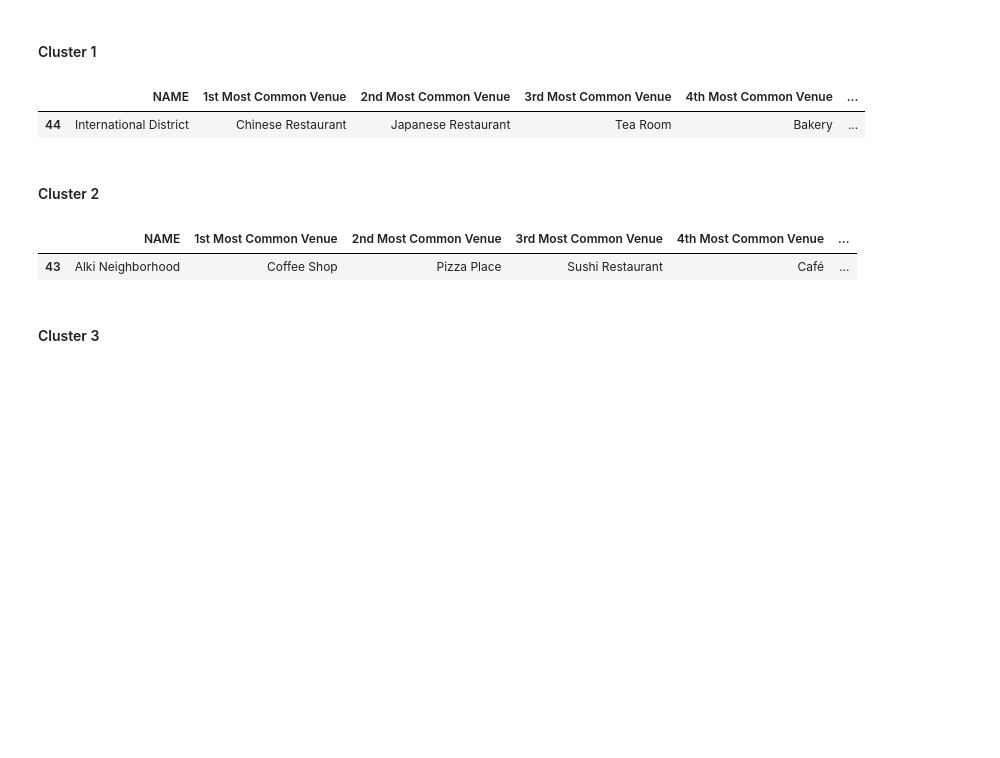
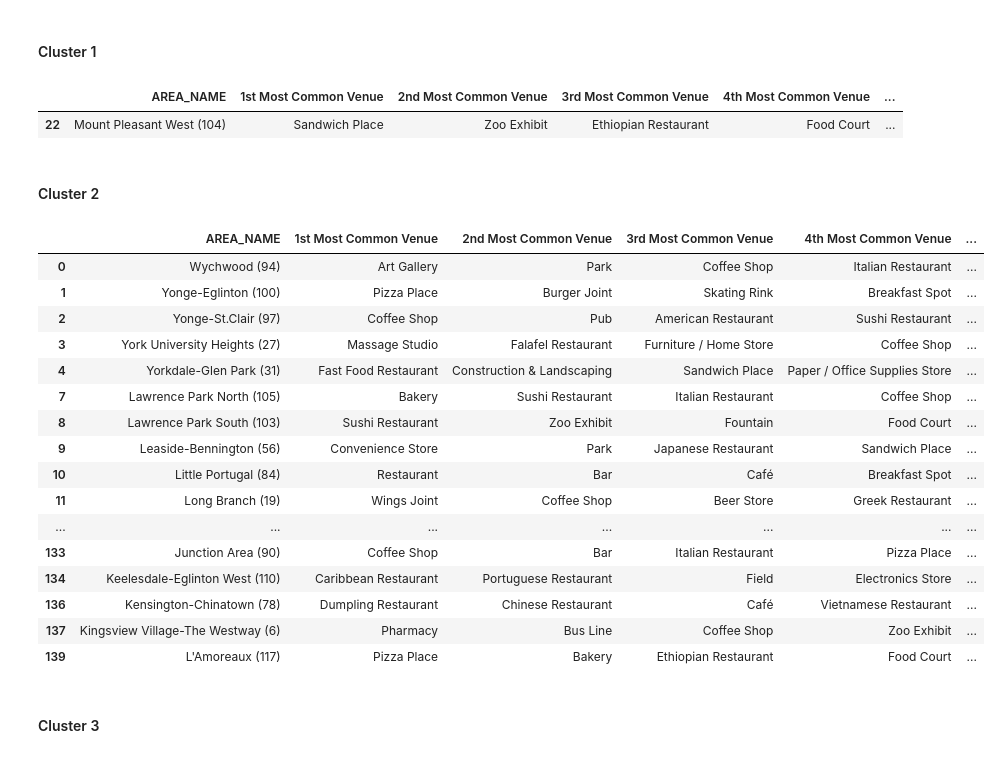
Before and after one commit to fleason/Coursera_Capstone, a Jupyter notebook: Toronto Exercise.ipynb, the cells around one changed output. Cells and saved outputs as stored; diff of their text form; code cells hidden in the pictures; blank space fills up the shorter version.

```diff
--- a/Toronto Exercise.ipynb
+++ b/Toronto Exercise.ipynb
@@ -311,7 +303,7 @@ print('{} venues were returned by Foursquare.'.format(nearby_venues.shape[0]))
 # %% [markdown]
 #### Let's create a function to repeat the same process to all the neighborhoods in Toronto
 # %%
-def getNearbyVenues(names, latitudes, longitudes, radius=200):
+def getNearbyVenues(names, latitudes, longitudes, radius=300):
 
     venues_list=[]
     for name, lat, lng in zip(names, latitudes, longitudes):
@@ -355,7 +347,7 @@ def getNearbyVenues(names, latitudes, longitudes, radius=200):
 # %%
 # type your answer here
 
-toronto_venues = getNearbyVenues(names=neighborhoods['NAME'],
+toronto_venues = getNearbyVenues(names=neighborhoods['AREA_NAME'],
                                    latitudes=neighborhoods['LATITUDE'],
                                    longitudes=neighborhoods['LONGITUDE']
                                   )
@@ -557,7 +549,7 @@ neighborhoods_venues_sorted.head()
 Run *k*-means to cluster the neighborhood into 5 clusters.
 # %%
 # set number of clusters
-kclusters = 25
+kclusters = 8
 
 toronto_grouped_clustering = toronto_grouped.drop('Neighborhood', 1)
 
@@ -582,11 +576,11 @@ Let's create a new dataframe that includes the cluster as well as the top 10 ven
 # %%
 # add clustering labels
-neighborhoods_venues_sorted.insert(0, 'Cluster Labels', kmeans.labels_)
+
 
 toronto_merged = neighborhoods
 
 # merge toronto_grouped with toronto_data to add latitude/longitude for each neighborhood
-toronto_merged = toronto_merged.join(neighborhoods_venues_sorted.set_index('Neighborhood'), on='NAME')
+toronto_merged = toronto_merged.join(neighborhoods_venues_sorted.set_index('Neighborhood'), on='AREA_NAME')
 
 toronto_merged.head() # check the last columns!
 # %% [output]
@@ -636,17 +630,32 @@ Now, you can examine each cluster and determine the discriminating venue categor
 # %% [markdown]
 #### Cluster 1
 # %%
-toronto_merged.loc[toronto_merged['Cluster Labels'] == 0, toronto_merged.columns[[0] + list(range(5, toronto_merged.shape[1]))]]
+toronto_merged.loc[toronto_merged['Cluster Labels'] == 0, toronto_merged.columns[[1] + list(range(5, toronto_merged.shape[1]))]]
 # %% [output]
-|  | NAME | 1st Most Common Venue | 2nd Most Common Venue | 3rd Most Common Venue | 4th Most Common Venue | ... |
-| 44 | International District | Chinese Restaurant | Japanese Restaurant | Tea Room | Bakery | ... |
+|  | AREA_NAME | 1st Most Common Venue | 2nd Most Common Venue | 3rd Most Common Venue | 4th Most Common Venue | ... |
+| 22 | Mount Pleasant West (104) | Sandwich Place | Zoo Exhibit | Ethiopian Restaurant | Food Court | ... |
 # %% [markdown]
 #### Cluster 2
 # %%
-toronto_merged.loc[toronto_merged['Cluster Labels'] == 1, toronto_merged.columns[[0] + list(range(5, toronto_merged.shape[1]))]]
+toronto_merged.loc[toronto_merged['Cluster Labels'] == 1, toronto_merged.columns[[1] + list(range(5, toronto_merged.shape[1]))]]
 # %% [output]
-|  | NAME | 1st Most Common Venue | 2nd Most Common Venue | 3rd Most Common Venue | 4th Most Common Venue | ... |
-| 43 | Alki Neighborhood | Coffee Shop | Pizza Place | Sushi Restaurant | Café | ... |
+|  | AREA_NAME | 1st Most Common Venue | 2nd Most Common Venue | 3rd Most Common Venue | 4th Most Common Venue | ... |
+| 0 | Wychwood (94) | Art Gallery | Park | Coffee Shop | Italian Restaurant | ... |
+| 1 | Yonge-Eglinton (100) | Pizza Place | Burger Joint | Skating Rink | Breakfast Spot | ... |
+| 2 | Yonge-St.Clair (97) | Coffee Shop | Pub | American Restaurant | Sushi Restaurant | ... |
+| 3 | York University Heights (27) | Massage Studio | Falafel Restaurant | Furniture / Home Store | Coffee Shop | ... |
+| 4 | Yorkdale-Glen Park (31) | Fast Food Restaurant | Construction & Landscaping | Sandwich Place | Paper / Office Supplies Store | ... |
+| 7 | Lawrence Park North (105) | Bakery | Sushi Restaurant | Italian Restaurant | Coffee Shop | ... |
+| 8 | Lawrence Park South (103) | Sushi Restaurant | Zoo Exhibit | Fountain | Food Court | ... |
+| 9 | Leaside-Bennington (56) | Convenience Store | Park | Japanese Restaurant | Sandwich Place | ... |
+| 10 | Little Portugal (84) | Restaurant | Bar | Café | Breakfast Spot | ... |
+| 11 | Long Branch (19) | Wings Joint | Coffee Shop | Beer Store | Greek Restaurant | ... |
+| ... | ... | ... | ... | ... | ... | ... |
+| 133 | Junction Area (90) | Coffee Shop | Bar | Italian Restaurant | Pizza Place | ... |
+| 134 | Keelesdale-Eglinton West (110) | Caribbean Restaurant | Portuguese Restaurant | Field | Electronics Store | ... |
+| 136 | Kensington-Chinatown (78) | Dumpling Restaurant | Chinese Restaurant | Café | Vietnamese Restaurant | ... |
+| 137 | Kingsview Village-The Westway (6) | Pharmacy | Bus Line | Coffee Shop | Zoo Exhibit | ... |
+| 139 | L'Amoreaux (117) | Pizza Place | Bakery | Ethiopian Restaurant | Food Court | ... |
 # %% [markdown]
 #### Cluster 3
 # %%
```
Also changed, not shown: parts of 35 cells of this notebook.
